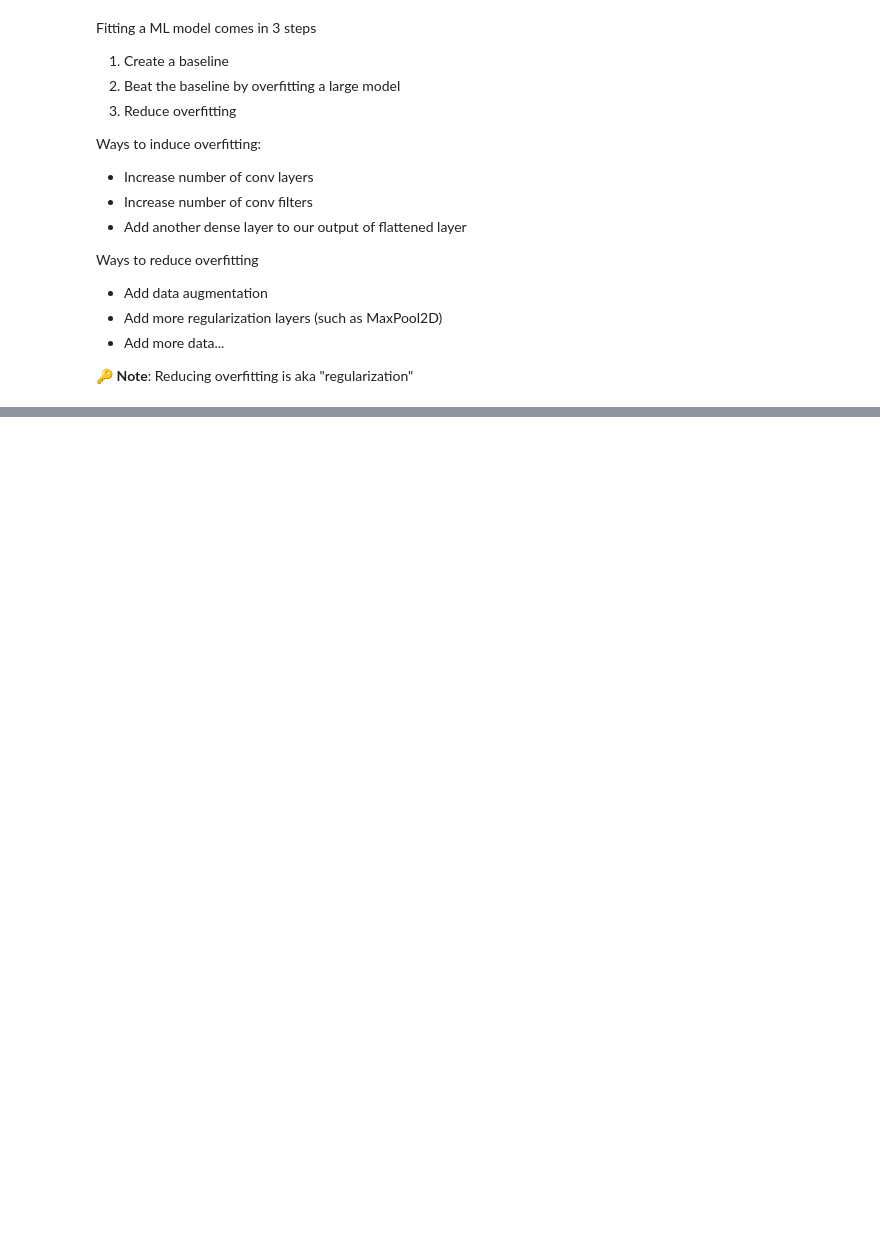
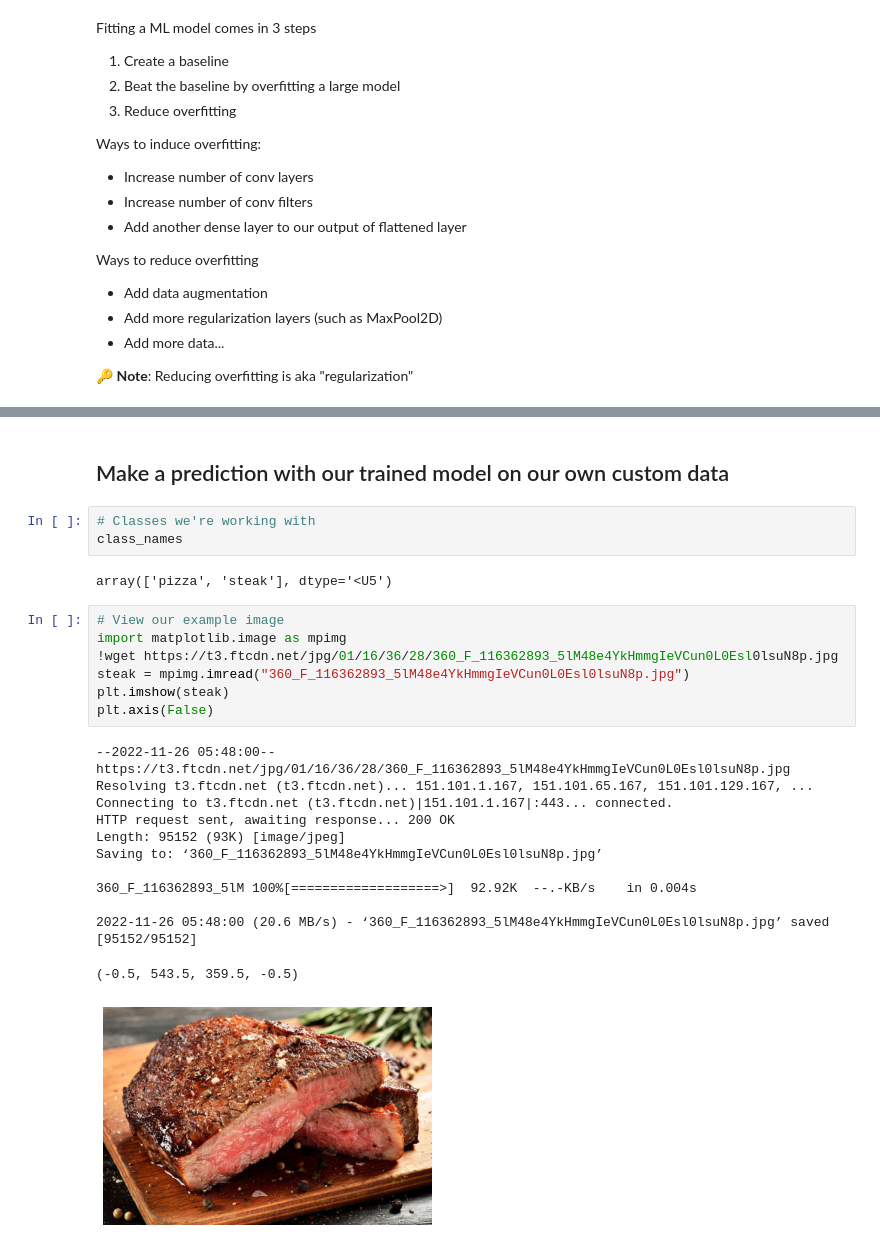
Before and after one commit to sanghvian/ml-with-tensorflow, a Jupyter notebook: tf_cnn_cvi.ipynb, the cells around one changed output, grey strips where cells are left out. Saved outputs shown, nothing was run; the diff lists cells and outputs as text; blank space fills up the shorter version.

```diff
--- a/tf_cnn_cvi.ipynb
+++ b/tf_cnn_cvi.ipynb
@@ -669,0 +876,27 @@ NameError: ignored
+# %% [markdown]
+## Make a prediction with our trained model on our own custom data
+# %%
+# Classes we're working with
+class_names
+# %% [output]
+array(['pizza', 'steak'], dtype='<U5')
+# %%
+# View our example image
+import matplotlib.image as mpimg
+!wget https://t3.ftcdn.net/jpg/01/16/36/28/360_F_116362893_5lM48e4YkHmmgIeVCun0L0Esl0lsuN8p.jpg
+steak = mpimg.imread("360_F_116362893_5lM48e4YkHmmgIeVCun0L0Esl0lsuN8p.jpg")
+plt.imshow(steak)
+plt.axis(False)
+# %% [output]
+--2022-11-26 05:48:00--  https://t3.ftcdn.net/jpg/01/16/36/28/360_F_116362893_5lM48e4YkHmmgIeVCun0L0Esl0lsuN8p.jpg
+Resolving t3.ftcdn.net (t3.ftcdn.net)... 151.101.1.167, 151.101.65.167, 151.101.129.167, ...
+Connecting to t3.ftcdn.net (t3.ftcdn.net)|151.101.1.167|:443... connected.
+HTTP request sent, awaiting response... 200 OK
+Length: 95152 (93K) [image/jpeg]
+Saving to: ‘360_F_116362893_5lM48e4YkHmmgIeVCun0L0Esl0lsuN8p.jpg’
+
+360_F_116362893_5lM 100%[===================>]  92.92K  --.-KB/s    in 0.004s
+
+2022-11-26 05:48:00 (20.6 MB/s) - ‘360_F_116362893_5lM48e4YkHmmgIeVCun0L0Esl0lsuN8p.jpg’ saved [95152/95152]
+(-0.5, 543.5, 359.5, -0.5)
+[figure, added]
```
Also changed, not shown: parts of 45 cells of this notebook.
